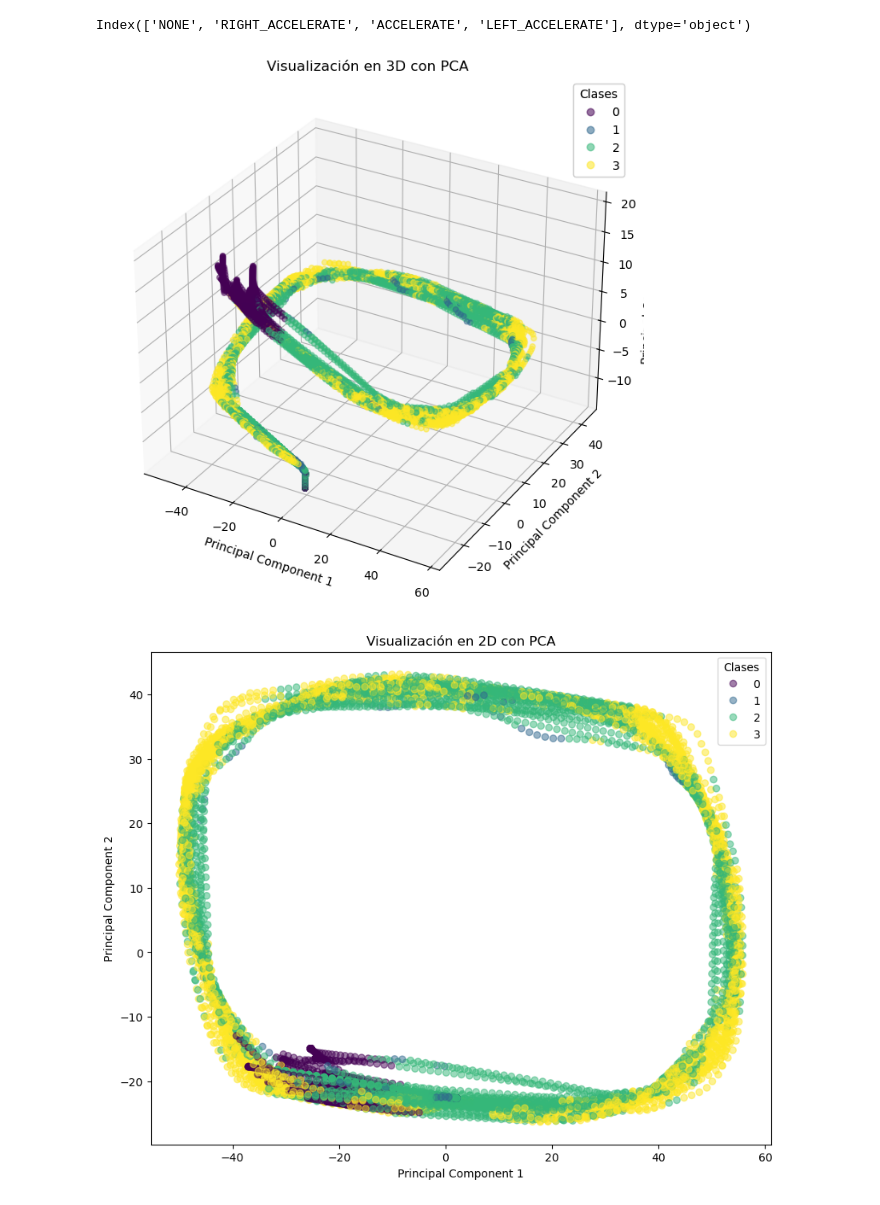
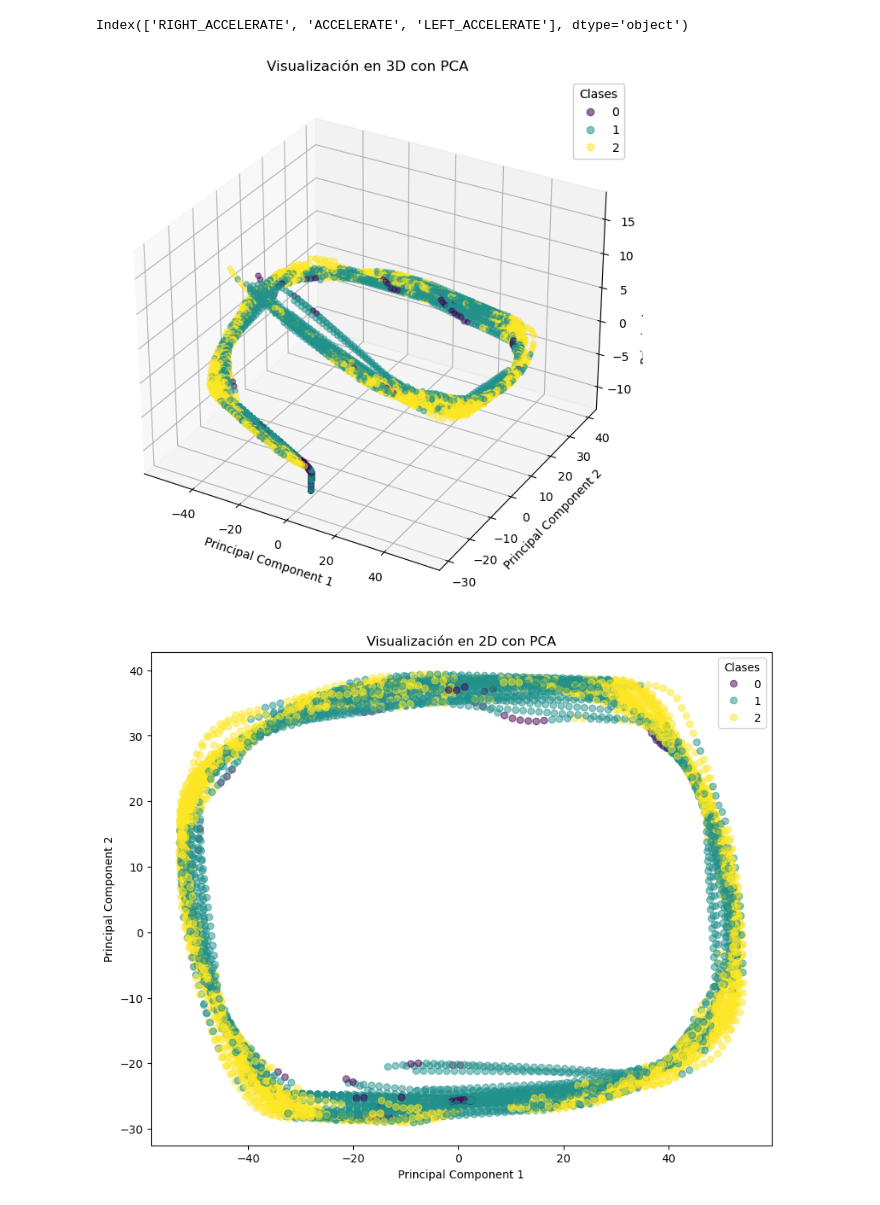
Before and after one commit to rodsan05/Practica6APA, a Jupyter notebook: Practica6.ipynb, the cells around one changed output. Saved outputs shown, nothing was run; the diff lists cells and outputs as text; code cells hidden in the pictures.

Commit message:
Export csv normalizado

```diff
--- a/Practica6.ipynb
+++ b/Practica6.ipynb
@@ -3,6 +3,7 @@ import pandas as pd
 import glob
 import os
 from sklearn.decomposition import PCA
+from sklearn.preprocessing import StandardScaler
 import matplotlib.pyplot as plt
 
 path = "dataset/raw/"
@@ -11,12 +12,17 @@ all_files = glob.glob(os.path.join(path , "*.csv"))
 
 df = pd.concat((pd.read_csv(f) for f in all_files), ignore_index=True)
 
+#Excluir acciones en las que no se hace nada
+df = df[df['action'] != 'NONE']
+
 # Seleccionar todas las columnas como características
 X = df.drop('action', axis=1)  # Excluir la columna 'action' si es la etiqueta/clase
+
 
 # Aplicar PCA con 2 componentes principales
 pca = PCA(n_components=3)
 X_pca = pca.fit_transform(X)
+
 
 # Asignar colores numéricos a cada clase
 class_colors, class_labels = pd.factorize(df['action'])
@@ -33,34 +39,59 @@ ax.set_xlabel('Principal Component 1')
 ax.set_ylabel('Principal Component 2')
 ax.set_zlabel('Principal Component 3')
 ax.set_title('Visualización en 3D con PCA')
 
 # Leyenda
 legend = ax.legend(*scatter.legend_elements(), title='Clases')
 ax.add_artist(legend)
 
 plt.show()
 
 # Aplicar PCA con 2 componentes principales
 pca = PCA(n_components=2)
 X_pca = pca.fit_transform(X)
 
 # Crear un gráfico bidimensional
 plt.figure(figsize=(10, 8))
 scatter = plt.scatter(X_pca[:, 0], X_pca[:, 1], c=class_colors, cmap='viridis', alpha=0.5)
 
 # Etiquetas de los ejes
 plt.xlabel('Principal Component 1')
 plt.ylabel('Principal Component 2')
 plt.title('Visualización en 2D con PCA')
 
 # Leyenda
 plt.legend(*scatter.legend_elements(), title='Clases')
 
 plt.show()
 
 print(df)
+
+
+print()
+print()
+
+# Normalizar
+scaling = StandardScaler()
+scaling.fit(X)
+X = scaling.transform(X)
+
+print(scaling.mean_)
+print()
+print(scaling.scale_)
+print()
+
+# Exportar, de nuevo con acciones
+actions = df["action"].reset_index()
+out = pd.DataFrame(X)
+actions.reset_index()
+out.reset_index()
+out = pd.concat([out, actions], axis=1)
+out = out.drop('index', axis=1)
+
+print(out)
+out.to_csv('dataset/normalized/kart.csv')
 # %% [output]
-Index(['NONE', 'RIGHT_ACCELERATE', 'ACCELERATE', 'LEFT_ACCELERATE'], dtype='object')
+Index(['RIGHT_ACCELERATE', 'ACCELERATE', 'LEFT_ACCELERATE'], dtype='object')
-[figure, old version]
+[figure, new version]
-[figure, old version]
+[figure, new version]
       ray1      ray2      ray3      ray4      ray5     kartx     karty  \
```
Also changed, not shown: parts of 1 cell of this notebook, 1 other file.
